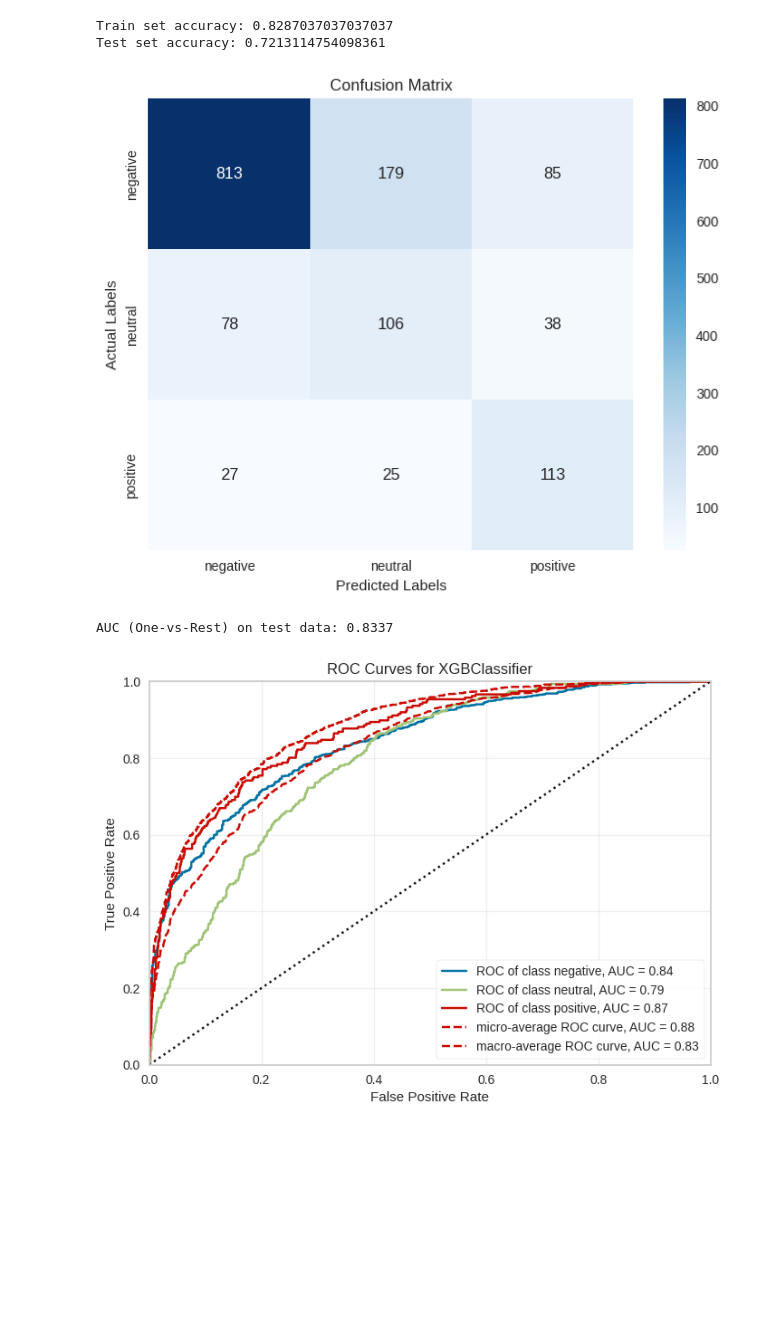
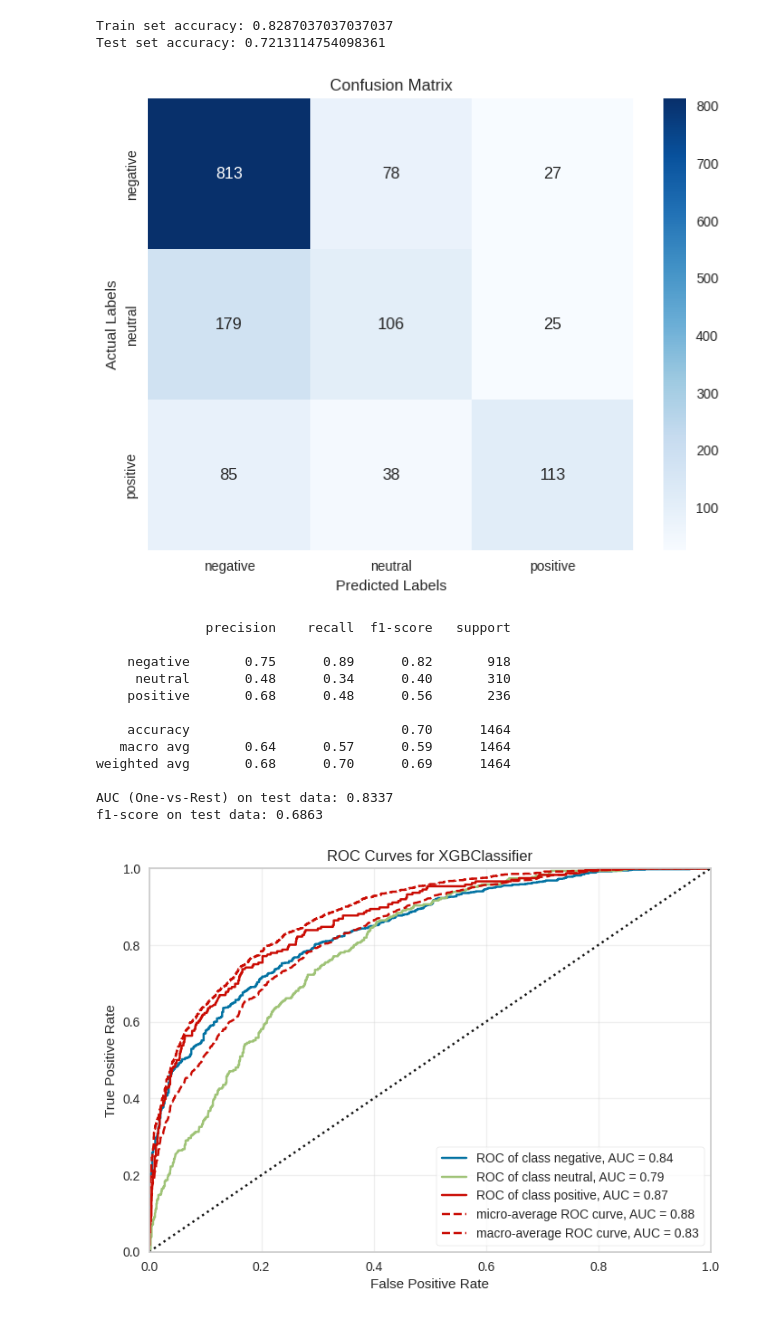
Before and after one commit to krezelj/wut-ppd-project, a Jupyter notebook: data_processing_run_all.ipynb, the cells around one changed output. Cells and saved outputs as stored; diff of their text form; code cells hidden in the pictures; blank space fills up the shorter version.

```diff
--- a/data_processing_run_all.ipynb
+++ b/data_processing_run_all.ipynb
@@ -407,24 +407,41 @@ print(f'Test set accuracy: {test_accuracy}')
 Train set accuracy: 0.8287037037037037
 Test set accuracy: 0.7213114754098361
 # %%
-cm = confusion_matrix(y_test_pred, y_test_processed)
+cm = confusion_matrix(y_test_processed, y_test_pred)
 
 plt.figure(figsize=(8,6))
 sns.heatmap(cm, annot=True, fmt='d', cmap='Blues',
             xticklabels=le.classes_,
             yticklabels=le.classes_)
 plt.ylabel('Actual Labels')
 plt.xlabel('Predicted Labels')
 plt.title('Confusion Matrix')
 plt.show()
 
 
 y_test_prob = clf.predict_proba(X_test_processed)
+
+print(classification_report(y_test_processed, y_test_pred, target_names=le.classes_))
+
 auc = roc_auc_score(y_test_processed, y_test_prob, multi_class='ovr')
 print(f"AUC (One-vs-Rest) on test data: {auc:.4f}")
+
+test_f1 = f1_score(y_test_processed, y_test_pred, average='weighted')
+print(f"f1-score on test data: {test_f1:.4f}")
 # %% [output]
-[figure, old version]
+[figure, new version]
+              precision    recall  f1-score   support
+
+    negative       0.75      0.89      0.82       918
+     neutral       0.48      0.34      0.40       310
+    positive       0.68      0.48      0.56       236
+
+    accuracy                           0.70      1464
+   macro avg       0.64      0.57      0.59      1464
+weighted avg       0.68      0.70      0.69      1464
+
 AUC (One-vs-Rest) on test data: 0.8337
+f1-score on test data: 0.6863
 # %%
 visualizer = ROCAUC(
     clf,
```
Also changed, not shown: parts of 9 cells of this notebook.
